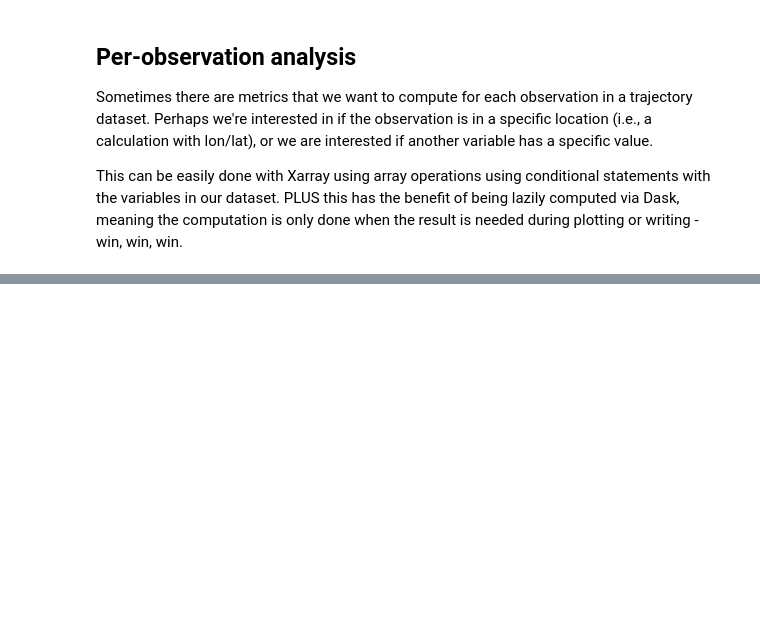
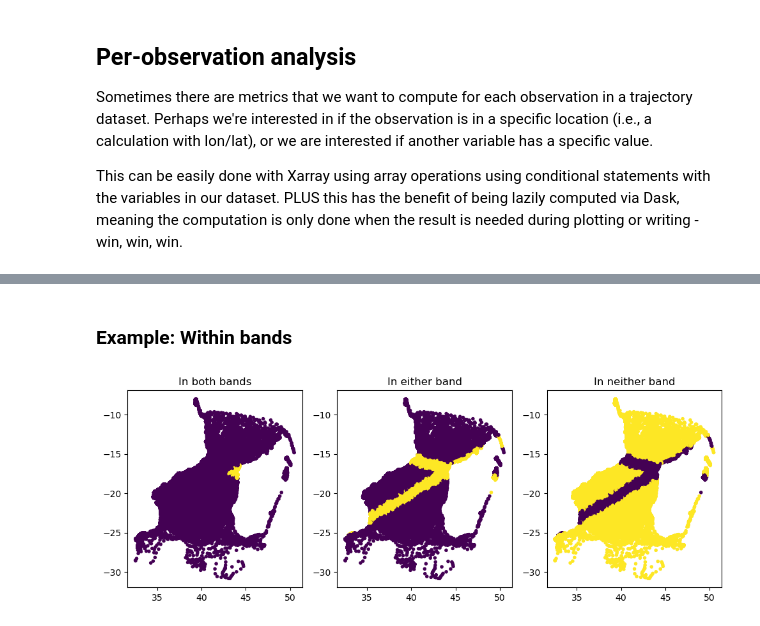
Before and after one commit to OceanParcels/Lagrangian_diags, a Jupyter notebook: docs/tutorials/analysis-cookbook.ipynb, the cells around one changed output, grey strips where cells are left out. Saved outputs shown, nothing was run; the diff lists cells and outputs as text; code cells hidden in the pictures; blank space fills up the shorter version.

```diff
--- a/docs/tutorials/analysis-cookbook.ipynb
+++ b/docs/tutorials/analysis-cookbook.ipynb
@@ -371,0 +225,23 @@ TODO: Working in different projections (creating the polygon in a different proj
+# %% [markdown]
+### Example: Within bands
+# %%
+in_band1 = north_of_line(
+    ds, p0=Mozambique.angoche, p1=Madagascar.tambohorano
+) & ~north_of_line(ds, p0=Mozambique.lumbo, p1=Madagascar.vilamatsa)
+in_band2 = north_of_line(
+    ds, p0=Mozambique.marivate, p1=Madagascar.tambohorano
+) & ~north_of_line(ds, p0=Mozambique.uetela, p1=Madagascar.vilamatsa)
+
+
+fig, axs = plt.subplots(1, 3, figsize=(12, 4))
+
+axs[0].set_title("In both bands")
+axs[1].set_title("In either band")
+axs[2].set_title("In neither band")
+
+scatter_traj_dataset(ds, color=(in_band1 & in_band2), ax=axs[0])
+scatter_traj_dataset(ds, color=(in_band1 | in_band2), ax=axs[1])
+scatter_traj_dataset(ds, color=(~in_band1 & ~in_band2), ax=axs[2])
+plt.show()
+# %% [output]
+[figure, added]
```
Also changed, not shown: parts of 50 cells of this notebook.
